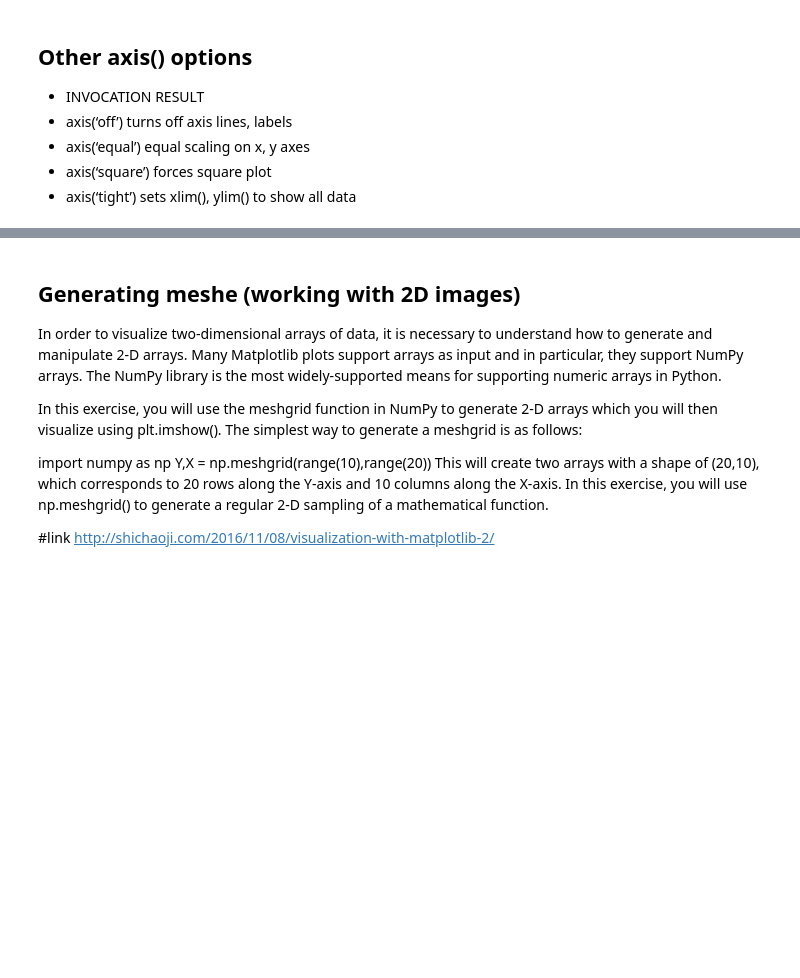
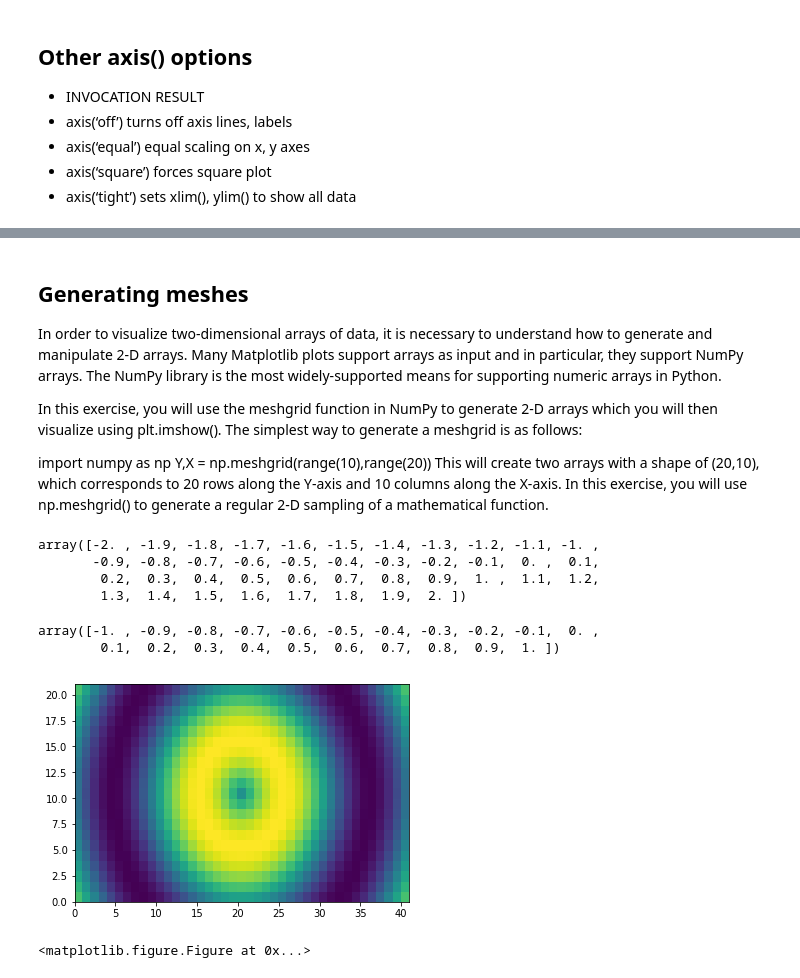
Before and after one commit to cyrsis/TensorflowPY36CPU, a Jupyter notebook: _14_Plot/Visualization.ipynb, the cells around one changed output, grey strips where cells are left out. Cells and saved outputs as stored; diff of their text form; code cells hidden in the pictures; blank space fills up the shorter version.

```diff
--- a/_14_Plot/Visualization.ipynb
+++ b/_14_Plot/Visualization.ipynb
@@ -329,5 +220,5 @@ plt.show()
 # %% [markdown]
-## Generating meshe (working with 2D images)
+## Generating meshes
 In order to visualize two-dimensional arrays of data, it is necessary to understand how to generate and manipulate 2-D arrays. Many Matplotlib plots support arrays as input and in particular, they support NumPy arrays. The NumPy library is the most widely-supported means for supporting numeric arrays in Python.
 
 In this exercise, you will use the meshgrid function in NumPy to generate 2-D arrays which you will then visualize using plt.imshow(). The simplest way to generate a meshgrid is as follows:
@@ -335,5 +226,42 @@ In this exercise, you will use the meshgrid function in NumPy to generate 2-D ar
 import numpy as np
 Y,X = np.meshgrid(range(10),range(20))
 This will create two arrays with a shape of (20,10), which corresponds to 20 rows along the Y-axis and 10 columns along the X-axis. In this exercise, you will use np.meshgrid() to generate a regular 2-D sampling of a mathematical function.
-
-#link http://shichaoji.com/2016/11/08/visualization-with-matplotlib-2/
+# %%
+# Import numpy and matplotlib.pyplot
+import matplotlib.pyplot as plt
+import numpy as np
+
+
+# Generate two 1-D arrays: u, v
+#Generate two one-dimensional arrays u and v using np.linspace(). The array u should contain 41 values uniformly spaced beween -2 and +2. The array v should contain 21 values uniformly spaced between -1 and +1.
+u = np.linspace(-2, 2,41)
+v = np.linspace(-1,1,21)
+# %%
+u
+# %% [output]
+array([-2. , -1.9, -1.8, -1.7, -1.6, -1.5, -1.4, -1.3, -1.2, -1.1, -1. ,
+       -0.9, -0.8, -0.7, -0.6, -0.5, -0.4, -0.3, -0.2, -0.1,  0. ,  0.1,
+        0.2,  0.3,  0.4,  0.5,  0.6,  0.7,  0.8,  0.9,  1. ,  1.1,  1.2,
+        1.3,  1.4,  1.5,  1.6,  1.7,  1.8,  1.9,  2. ])
+# %%
+v
+# %% [output]
+array([-1. , -0.9, -0.8, -0.7, -0.6, -0.5, -0.4, -0.3, -0.2, -0.1,  0. ,
+        0.1,  0.2,  0.3,  0.4,  0.5,  0.6,  0.7,  0.8,  0.9,  1. ])
+# %%
+
+# Generate 2-D arrays from u and v: X, Y
+X,Y = np.meshgrid(u,v)
+
+# Compute Z based on X and Y
+Z = np.sin(3*np.sqrt(X**2 + Y**2))
+
+# Display the resulting image with pcolor()
+plt.pcolor(Z)
+plt.show()
+
+# Save the figure to 'sine_mesh.png'
+plt.savefig('sine_mesh.png')
+# %% [output]
+[figure, added]
+<matplotlib.figure.Figure at 0x...>
```
Also changed, not shown: parts of 24 cells of this notebook, 52 other files.
